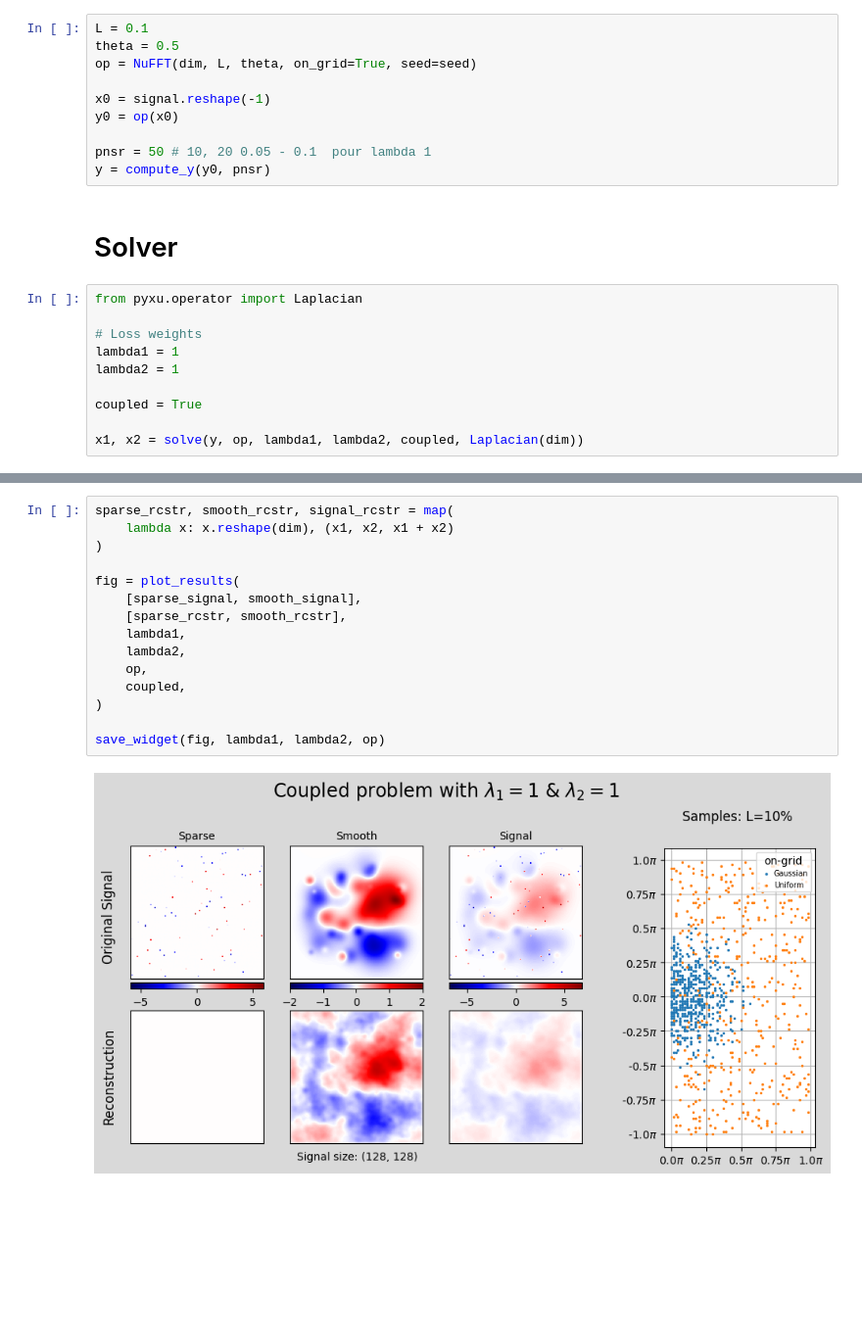
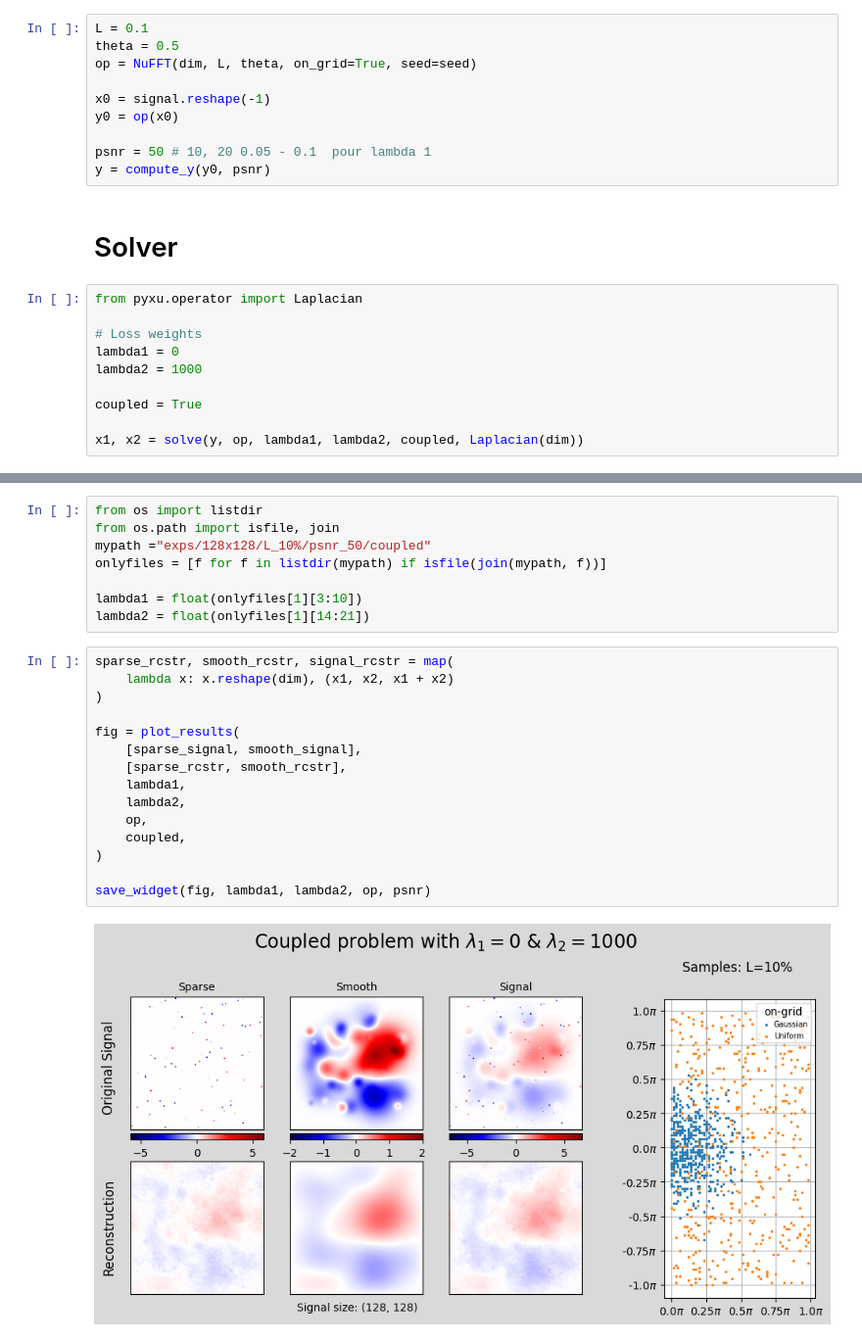
Before and after one commit to vacostaepfl/L1-L2, a Jupyter notebook: main.ipynb, the cells around one changed output, grey strips where cells are left out. Shown at 98% size. Saved outputs shown, nothing was run; the diff lists cells and outputs as text; blank space fills up the shorter version.

```diff
--- a/main.ipynb
+++ b/main.ipynb
@@ -41,16 +41,16 @@ op = NuFFT(dim, L, theta, on_grid=True, seed=seed)
 x0 = signal.reshape(-1)
 y0 = op(x0)
 
-pnsr = 50 # 10, 20 0.05 - 0.1  pour lambda 1
-y = compute_y(y0, pnsr)
+psnr = 50 # 10, 20 0.05 - 0.1  pour lambda 1
+y = compute_y(y0, psnr)
 # %% [markdown]
 # Solver
 # %%
 from pyxu.operator import Laplacian
 
 # Loss weights
-lambda1 = 1
-lambda2 = 1
+lambda1 = 0
+lambda2 = 1000
 
 coupled = True
 
@@ -76,20 +76,28 @@ INFO -- [2023-10-28 17:34:31.950591] Stopping Criterion satisfied -> END
 ResourceWarning: Enable tracemalloc to get the object allocation traceback
+# %%
+from os import listdir
+from os.path import isfile, join
+mypath ="exps/128x128/L_10%/psnr_50/coupled"
+onlyfiles = [f for f in listdir(mypath) if isfile(join(mypath, f))]
+
+lambda1 = float(onlyfiles[1][3:10])
+lambda2 = float(onlyfiles[1][14:21])
 # %%
 sparse_rcstr, smooth_rcstr, signal_rcstr = map(
     lambda x: x.reshape(dim), (x1, x2, x1 + x2)
 )
 
 fig = plot_results(
     [sparse_signal, smooth_signal],
     [sparse_rcstr, smooth_rcstr],
     lambda1,
     lambda2,
     op,
     coupled,
 )
 
-save_widget(fig, lambda1, lambda2, op)
+save_widget(fig, lambda1, lambda2, op, psnr)
 # %% [output]
-[figure, old version]
+[figure, new version]
 [interactive output not drawn]
 [interactive output not drawn]
```
Also changed, not shown: parts of 1 cell of this notebook, 34 other files.
